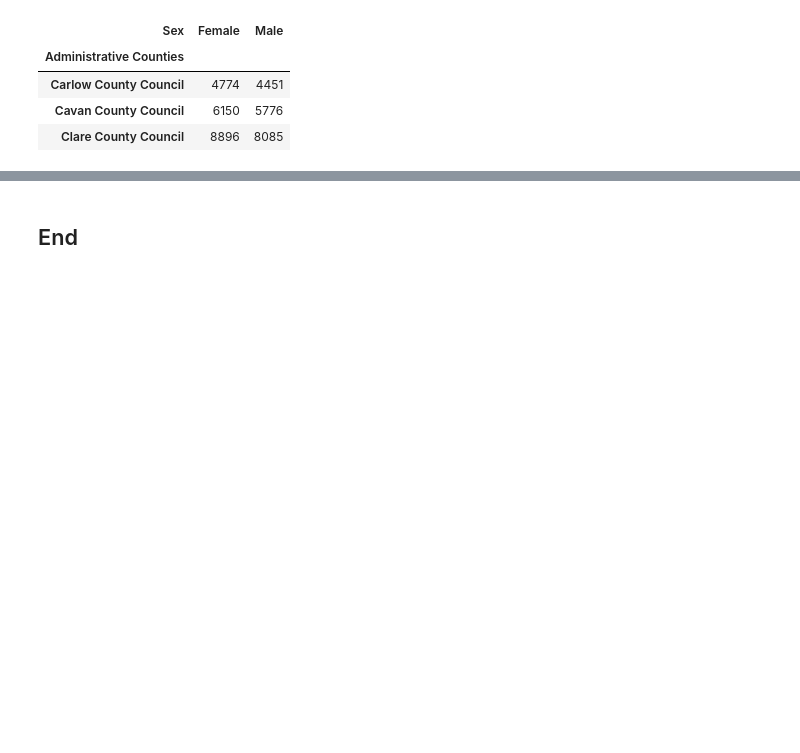
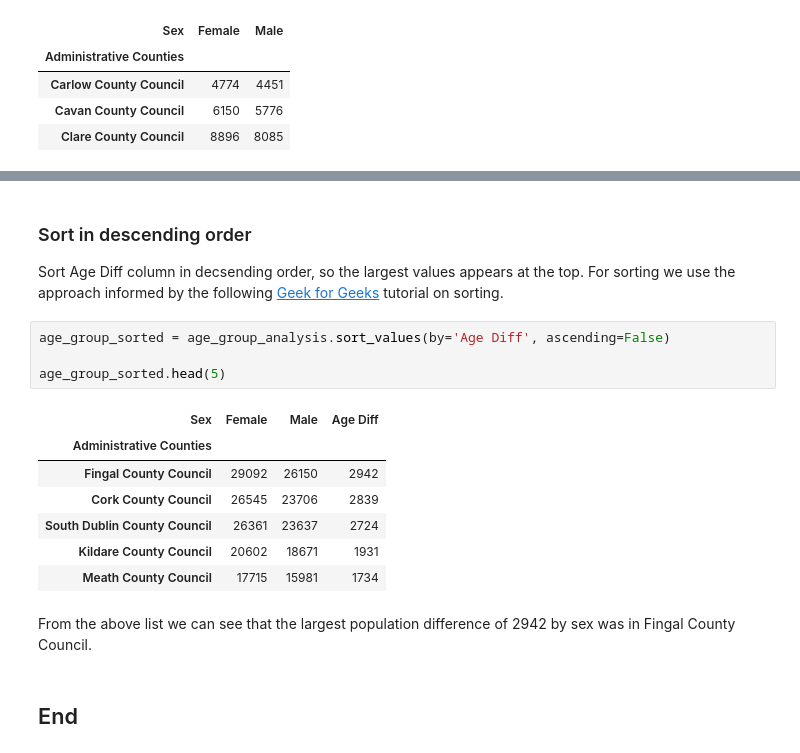
Before and after one commit to Oksyyy/programming-for-data-analytics, a Jupyter notebook: assignments/assignment05-population.ipynb, the cells around one changed output, grey strips where cells are left out. Cells and saved outputs as stored; diff of their text form; blank space fills up the shorter version.

```diff
--- a/assignments/assignment05-population.ipynb
+++ b/assignments/assignment05-population.ipynb
@@ -349,2 +339,19 @@ Name: Age Diff, dtype: int64
+# %% [markdown]
+### Sort in descending order
+Sort Age Diff column in decsending order, so the largest values appears at the top. For sorting we use the approach informed by the following [Geek for Geeks](https://www.geeksforgeeks.org/python/sort-rows-or-columns-in-pandas-dataframe-based-on-values/) tutorial on sorting.
+# %%
+age_group_sorted = age_group_analysis.sort_values(by='Age Diff', ascending=False)
+
+age_group_sorted.head(5)
+# %% [output]
+| Sex | Female | Male | Age Diff |
+| Administrative Counties |  |  |  |
+| Fingal County Council | 29092 | 26150 | 2942 |
+| Cork County Council | 26545 | 23706 | 2839 |
+| South Dublin County Council | 26361 | 23637 | 2724 |
+| Kildare County Council | 20602 | 18671 | 1931 |
+| Meath County Council | 17715 | 15981 | 1734 |
+# %% [markdown]
+From the above list we can see that the largest population difference of 2942 by sex was in Fingal County Council.
 # %% [markdown]
 ## End
```
Also changed, not shown: parts of 38 cells of this notebook.
